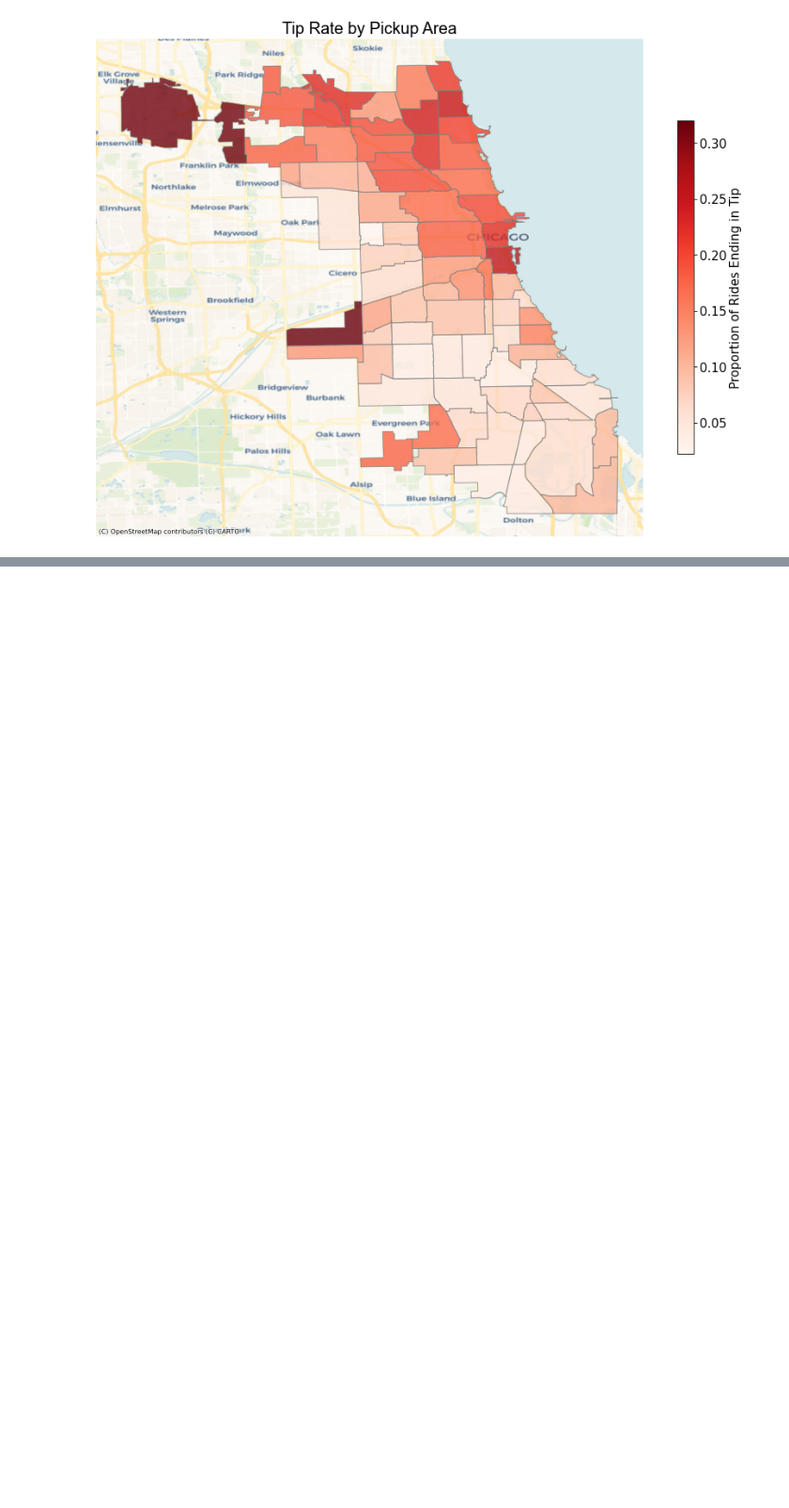
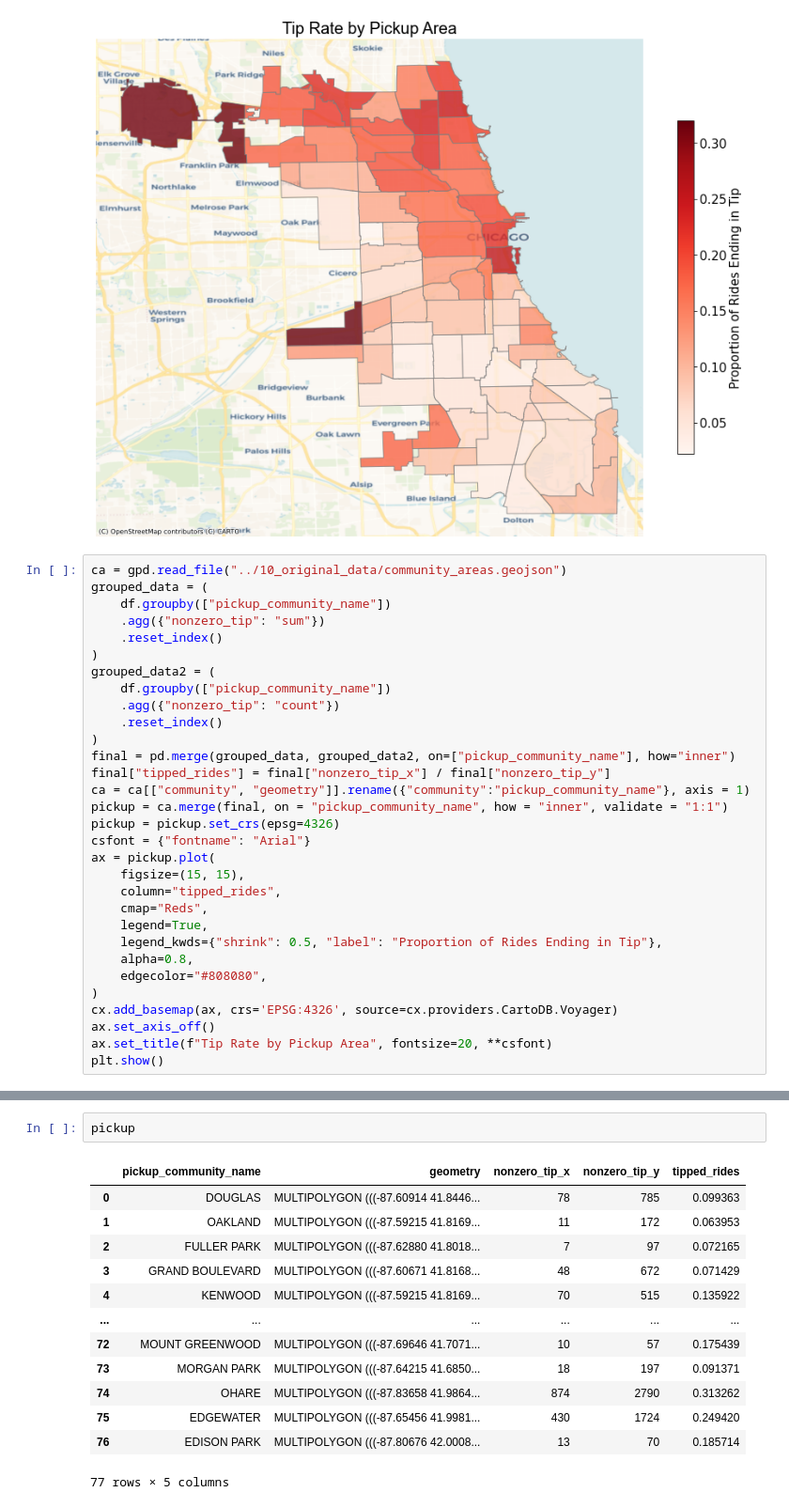
Before and after one commit to mjtv128/705-FinalProject, a Jupyter notebook: 25_eda/eda.ipynb, the cells around one changed output, grey strips where cells are left out. Shown at 94% size. Cells and saved outputs as stored; diff of their text form; blank space fills up the shorter version.

```diff
--- a/25_eda/eda.ipynb
+++ b/25_eda/eda.ipynb
@@ -166,3 +166,34 @@ ax.set_title(f"Tip Rate by Pickup Area", fontsize=20, **csfont)
 plt.show()
 # %% [output]
 [figure]
+# %%
+ca = gpd.read_file("../10_original_data/community_areas.geojson")
+grouped_data = (
+    df.groupby(["pickup_community_name"])
+    .agg({"nonzero_tip": "sum"})
+    .reset_index()
+)
+grouped_data2 = (
+    df.groupby(["pickup_community_name"])
+    .agg({"nonzero_tip": "count"})
+    .reset_index()
+)
+final = pd.merge(grouped_data, grouped_data2, on=["pickup_community_name"], how="inner")
+final["tipped_rides"] = final["nonzero_tip_x"] / final["nonzero_tip_y"]
+ca = ca[["community", "geometry"]].rename({"community":"pickup_community_name"}, axis = 1)
+pickup = ca.merge(final, on = "pickup_community_name", how = "inner", validate = "1:1")
+pickup = pickup.set_crs(epsg=4326)
+csfont = {"fontname": "Arial"}
+ax = pickup.plot(
+    figsize=(15, 15),
+    column="tipped_rides",
+    cmap="Reds",
+    legend=True,
+    legend_kwds={"shrink": 0.5, "label": "Proportion of Rides Ending in Tip"},
+    alpha=0.8,
+    edgecolor="#808080",
+)
+cx.add_basemap(ax, crs='EPSG:4326', source=cx.providers.CartoDB.Voyager)
+ax.set_axis_off()
+ax.set_title(f"Tip Rate by Pickup Area", fontsize=20, **csfont)
+plt.show()
@@ -168,0 +251,16 @@ plt.show()
+# %%
+pickup
+# %% [output]
+|  | pickup_community_name | geometry | nonzero_tip_x | nonzero_tip_y | tipped_rides |
+| 0 | DOUGLAS | MULTIPOLYGON (((-87.60914 41.8446... | 78 | 785 | 0.099363 |
+| 1 | OAKLAND | MULTIPOLYGON (((-87.59215 41.8169... | 11 | 172 | 0.063953 |
+| 2 | FULLER PARK | MULTIPOLYGON (((-87.62880 41.8018... | 7 | 97 | 0.072165 |
+| 3 | GRAND BOULEVARD | MULTIPOLYGON (((-87.60671 41.8168... | 48 | 672 | 0.071429 |
+| 4 | KENWOOD | MULTIPOLYGON (((-87.59215 41.8169... | 70 | 515 | 0.135922 |
+| ... | ... | ... | ... | ... | ... |
+| 72 | MOUNT GREENWOOD | MULTIPOLYGON (((-87.69646 41.7071... | 10 | 57 | 0.175439 |
+| 73 | MORGAN PARK | MULTIPOLYGON (((-87.64215 41.6850... | 18 | 197 | 0.091371 |
+| 74 | OHARE | MULTIPOLYGON (((-87.83658 41.9864... | 874 | 2790 | 0.313262 |
+| 75 | EDGEWATER | MULTIPOLYGON (((-87.65456 41.9981... | 430 | 1724 | 0.249420 |
+| 76 | EDISON PARK | MULTIPOLYGON (((-87.80676 42.0008... | 13 | 70 | 0.185714 |
+77 rows × 5 columns
```
Also changed, not shown: parts of 3 cells of this notebook.
